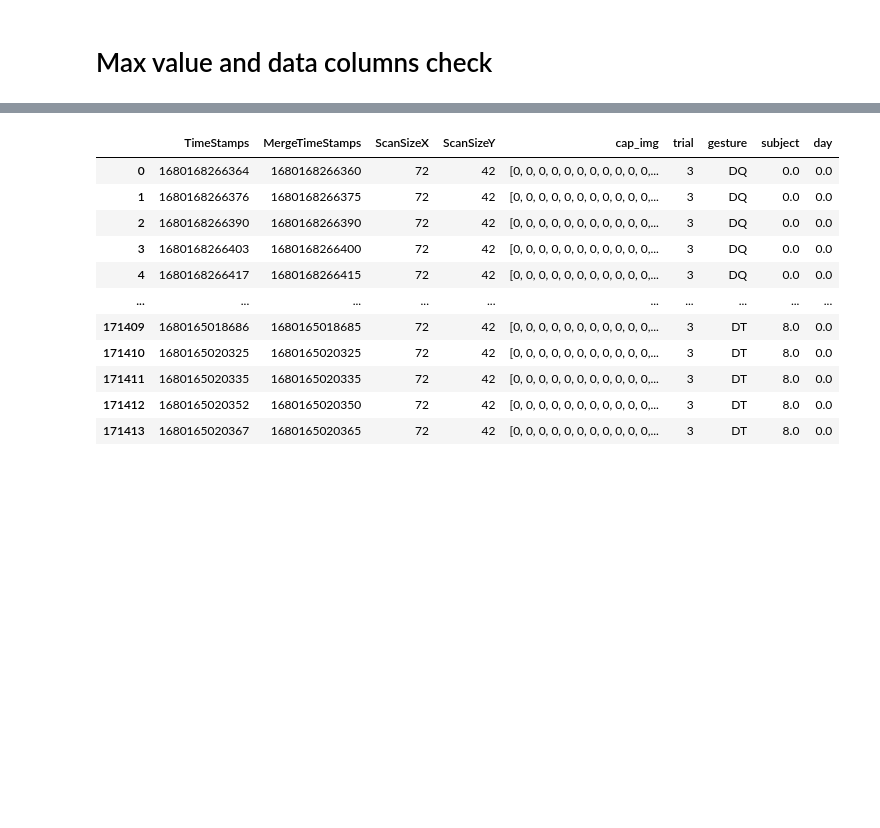
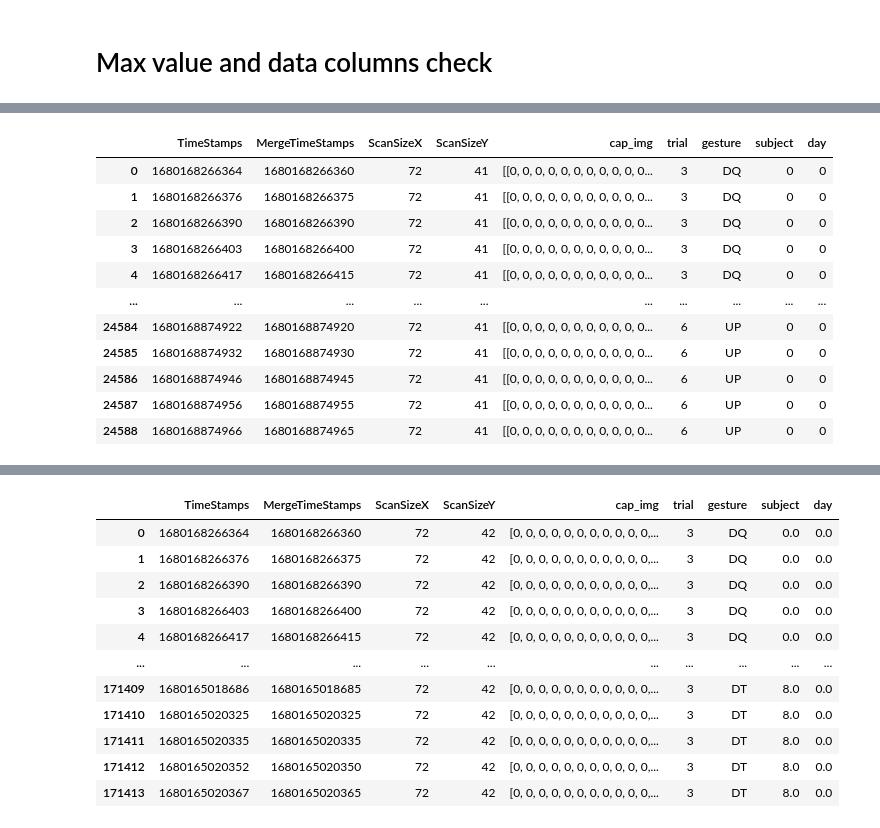
Before and after one commit to yawwam/ChiliSummerProject, a Jupyter notebook: src/script.ipynb, the cells around one changed output, grey strips where cells are left out. Drawn from its saved outputs; the diff is of its cells as text; code cells hidden in the pictures; blank space fills up the shorter version.

Commit message:
better data preprocessing

```diff
--- a/src/script.ipynb
+++ b/src/script.ipynb
@@ -76,0 +10,85 @@ for folder in os.listdir(folder_path):
+# %%
+folder_path = '../data'
+max_values = []
+min_values = []
+separators = ' '
+corrupted_files = ['../data/DATA2803/6ALEXANDRA/ALEXANDRA_5_DT_100_rawdata.csv','../data/DATA2803/6ALEXANDRA/ALEXANDRA_4_DQ_100_rawdata.csv','../data/DATA2903/7Jules']
+sniffer = csv.Sniffer()
+cap_text_cols = ['TimeStamps', 'MergeTimeStamps', 'ScanSizeX', 'ScanSizeY']
+cap_numeric_cols =  list(map(str,range(3024)))
+cap_cols = cap_text_cols + cap_numeric_cols
+processed_cap_cols = cap_text_cols + ['cap_img','trial','gesture','subject','day']
+wrist_cols = ['wrist_x','wrist_y','wrist_z']
+finger_cols = sum([[f'{x}_{y}_x', f'{x}_{y}_y', f'{x}_{y}_z'] for x in ['Thumb','Index','Middle','Ring','Pinky'] for y in range(5)],[])
+skel_cols = ['Timestamp'] + wrist_cols + finger_cols
+
+subject = 0
+day = 0
+
+# Loop through each day data folder
+for folder in os.listdir(folder_path):
+
+    if not folder.startswith('DATA'):
+        continue
+
+    path = os.path.join(folder_path, folder)
+    day_data = pd.DataFrame(columns=cap_text_cols + ['cap_img'])
+
+    # Loop through each kid data folder
+    for kid in os.listdir(path):
+
+        kid_folder = os.path.join(path, kid)
+
+        if(kid_folder) in corrupted_files:
+            continue
+
+        skeleton_file = [f for f in os.listdir(kid_folder) if f.endswith('handleap.csv')]
+
+        if len(skeleton_file) != 1:
+            #1 occurence of this error
+            raise ValueError('Found more than one skeleton file')
+
+        skeleton_path = os.path.join(kid_folder, skeleton_file[0])
+        skeleton_data = read_skeleton(skeleton_path,sniffer,skel_cols)
+        kid_cap = pd.DataFrame(columns=processed_cap_cols)
+
+        # Loop through each gesture data, process and concatenate
+        for filename in os.listdir(kid_folder):
+            if filename.endswith('rawdata.csv'):  # Check only files that end with'rawdata.csv'r
+                file_path = os.path.join(kid_folder, filename)
+
+                if (file_path in corrupted_files) :
+                    continue
+
+                print(file_path)
+
+                cap_img = read_cap_img(file_path,sniffer,cap_cols)
+
+                #check for max and min values of capactive images pixels
+                max_value = cap_img[cap_numeric_cols].values.max()
+                min_value = cap_img[cap_numeric_cols].values.min()
+                max_values.append(max_value)
+                min_values.append(min_value)
+
+                cap_img = process_cap_img(cap_img,trunc=True)
+
+                f = filename.split('_')
+                trial , gesture = f[1], f[2]
+
+                #add folders informatiom to data
+                cap_img['trial'] = trial
+                cap_img['gesture'] = gesture
+                cap_img['subject'] = subject
+                cap_img['day'] = day
+
+
+
+                kid_cap = pd.concat([kid_cap,cap_img],ignore_index=True)
+        #ŦO DO : add skeleton data to kid_cap
+        #merge(kid_cap,skeleton_data)
+        #add result to day data
+        display(kid_cap)
+        subject+=1
+    #day_data.to_pickle(f'../data/processed/day{day}.pkl')
+    day+=1
+# %% [output]
@@ -76,0 +101,12 @@ for folder in os.listdir(folder_path):
+|  | TimeStamps | MergeTimeStamps | ScanSizeX | ScanSizeY | cap_img | trial | gesture | subject | day |
+| 0 | 1680168266364 | 1680168266360 | 72 | 41 | [[0, 0, 0, 0, 0, 0, 0, 0, 0, 0, 0... | 3 | DQ | 0 | 0 |
+| 1 | 1680168266376 | 1680168266375 | 72 | 41 | [[0, 0, 0, 0, 0, 0, 0, 0, 0, 0, 0... | 3 | DQ | 0 | 0 |
+| 2 | 1680168266390 | 1680168266390 | 72 | 41 | [[0, 0, 0, 0, 0, 0, 0, 0, 0, 0, 0... | 3 | DQ | 0 | 0 |
+| 3 | 1680168266403 | 1680168266400 | 72 | 41 | [[0, 0, 0, 0, 0, 0, 0, 0, 0, 0, 0... | 3 | DQ | 0 | 0 |
+| 4 | 1680168266417 | 1680168266415 | 72 | 41 | [[0, 0, 0, 0, 0, 0, 0, 0, 0, 0, 0... | 3 | DQ | 0 | 0 |
+| ... | ... | ... | ... | ... | ... | ... | ... | ... | ... |
+| 24584 | 1680168874922 | 1680168874920 | 72 | 41 | [[0, 0, 0, 0, 0, 0, 0, 0, 0, 0, 0... | 6 | UP | 0 | 0 |
+| 24585 | 1680168874932 | 1680168874930 | 72 | 41 | [[0, 0, 0, 0, 0, 0, 0, 0, 0, 0, 0... | 6 | UP | 0 | 0 |
+| 24586 | 1680168874946 | 1680168874945 | 72 | 41 | [[0, 0, 0, 0, 0, 0, 0, 0, 0, 0, 0... | 6 | UP | 0 | 0 |
+| 24587 | 1680168874956 | 1680168874955 | 72 | 41 | [[0, 0, 0, 0, 0, 0, 0, 0, 0, 0, 0... | 6 | UP | 0 | 0 |
+| 24588 | 1680168874966 | 1680168874965 | 72 | 41 | [[0, 0, 0, 0, 0, 0, 0, 0, 0, 0, 0... | 6 | UP | 0 | 0 |
```
Also changed, not shown: parts of 9 cells of this notebook, 4 other files.
